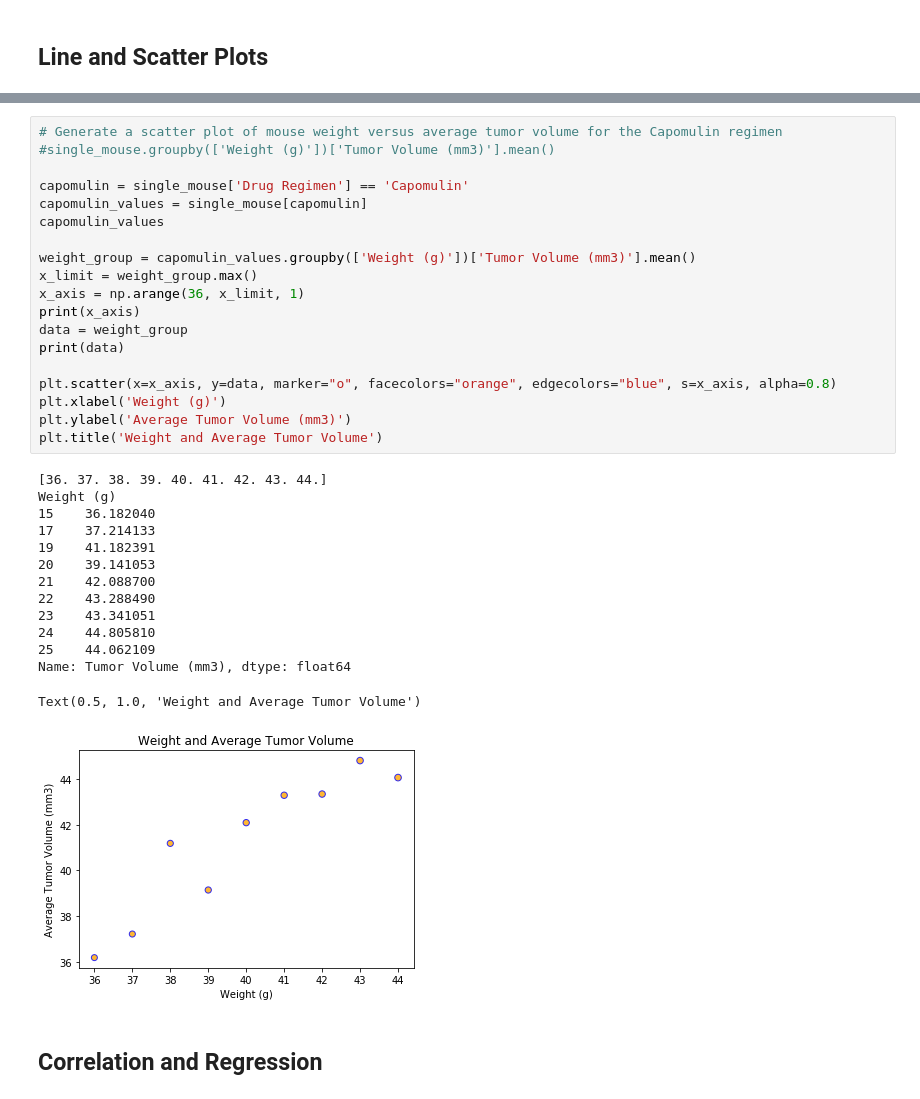
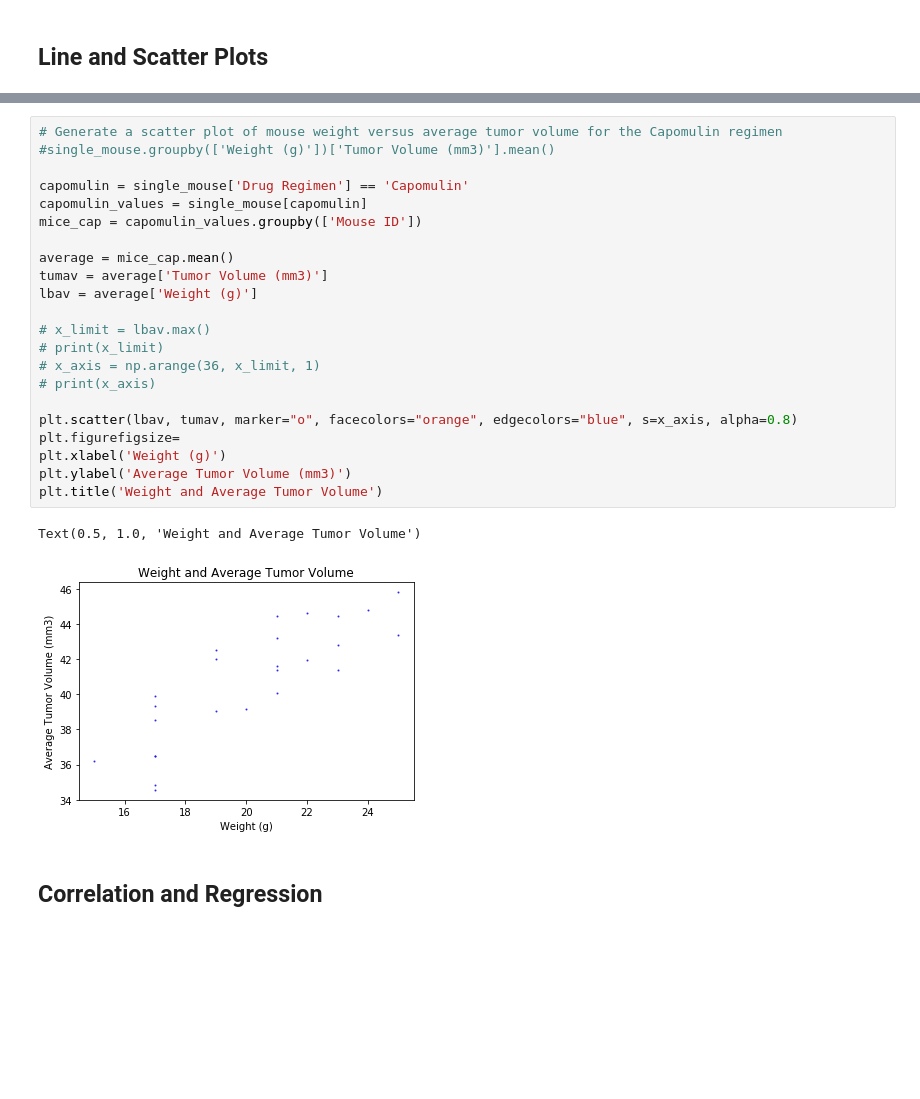
Before and after one commit to debrawu/matplotlib-challenge, a Jupyter notebook: Pymaceuticals/pymaceuticals_starter.ipynb, the cells around one changed output, grey strips where cells are left out. Drawn from its saved outputs; the diff is of its cells as text; blank space fills up the shorter version.

```diff
--- a/Pymaceuticals/pymaceuticals_starter.ipynb
+++ b/Pymaceuticals/pymaceuticals_starter.ipynb
@@ -525,37 +531,28 @@ NameError: name 'new' is not defined
 # %%
 # Generate a scatter plot of mouse weight versus average tumor volume for the Capomulin regimen
 #single_mouse.groupby(['Weight (g)'])['Tumor Volume (mm3)'].mean()
 
 capomulin = single_mouse['Drug Regimen'] == 'Capomulin'
 capomulin_values = single_mouse[capomulin]
-capomulin_values
+mice_cap = capomulin_values.groupby(['Mouse ID'])
 
-weight_group = capomulin_values.groupby(['Weight (g)'])['Tumor Volume (mm3)'].mean()
-x_limit = weight_group.max()
-x_axis = np.arange(36, x_limit, 1)
-print(x_axis)
-data = weight_group
-print(data)
+average = mice_cap.mean()
+tumav = average['Tumor Volume (mm3)']
+lbav = average['Weight (g)']
 
-plt.scatter(x=x_axis, y=data, marker="o", facecolors="orange", edgecolors="blue", s=x_axis, alpha=0.8)
+# x_limit = lbav.max()
+# print(x_limit)
+# x_axis = np.arange(36, x_limit, 1)
+# print(x_axis)
+
+plt.scatter(lbav, tumav, marker="o", facecolors="orange", edgecolors="blue", s=x_axis, alpha=0.8)
+plt.figurefigsize=
 plt.xlabel('Weight (g)')
 plt.ylabel('Average Tumor Volume (mm3)')
 plt.title('Weight and Average Tumor Volume')
 # %% [output]
-[36. 37. 38. 39. 40. 41. 42. 43. 44.]
-Weight (g)
-15    36.182040
-17    37.214133
-19    41.182391
-20    39.141053
-21    42.088700
-22    43.288490
-23    43.341051
-24    44.805810
-25    44.062109
-Name: Tumor Volume (mm3), dtype: float64
+Text(0.5, 1.0, 'Weight and Average Tumor Volume')
-Text(0.5, 1.0, 'Weight and Average Tumor Volume')
-[figure, old version]
+[figure, new version]
 # %% [markdown]
 ## Correlation and Regression
 # %%
```
Also changed, not shown: parts of 5 cells of this notebook.
